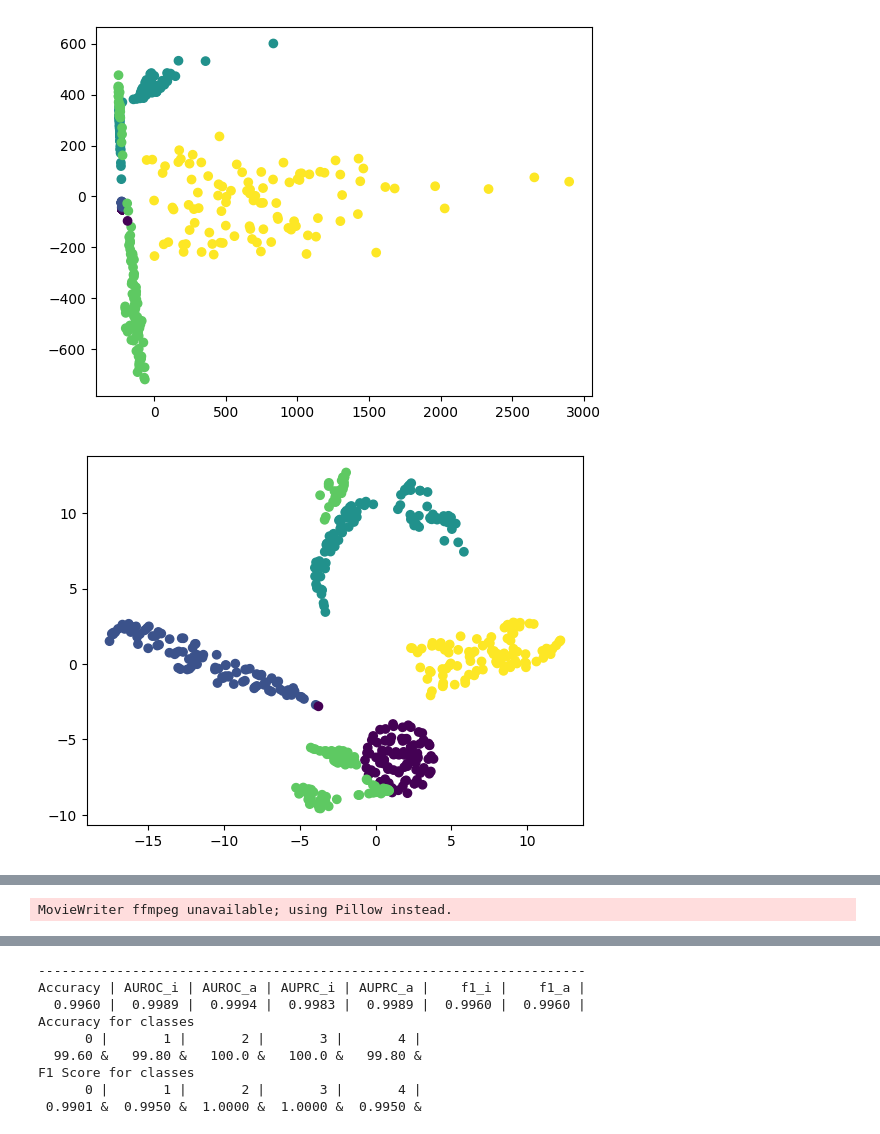
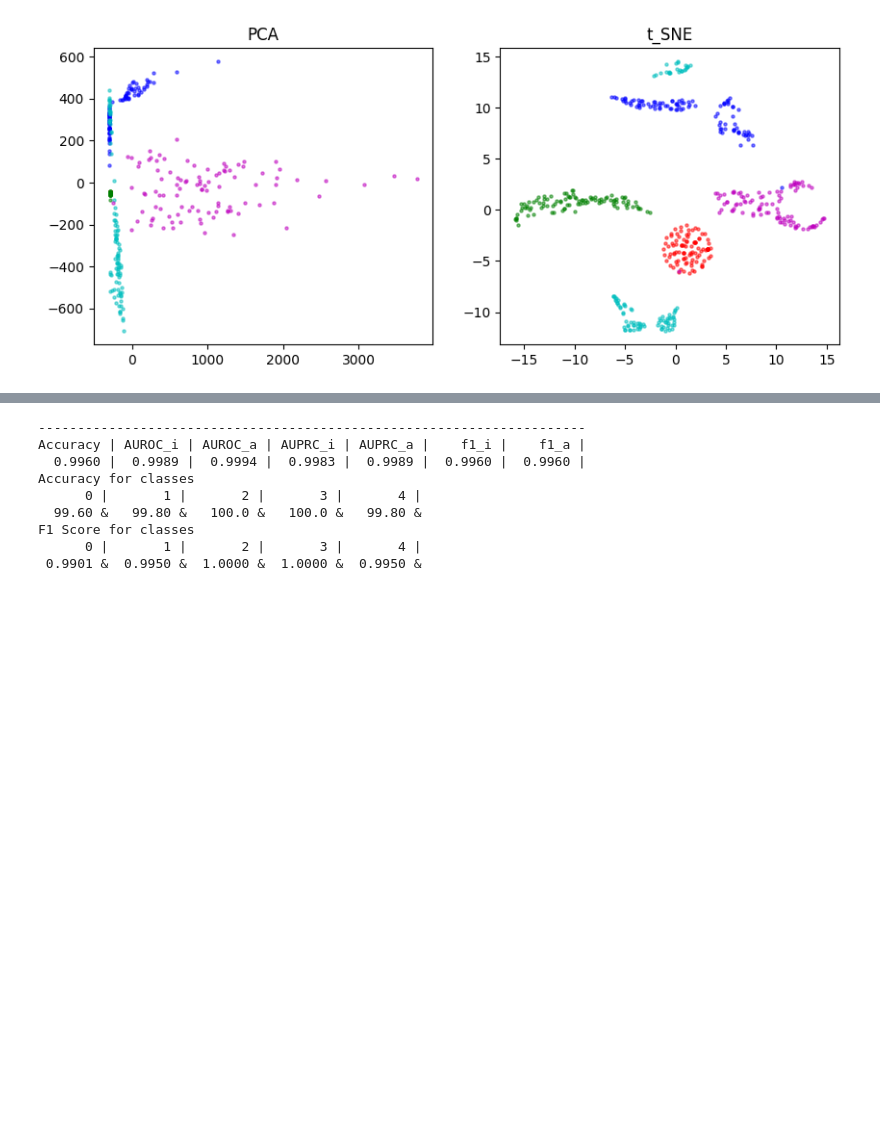
Before and after one commit to KyuhyoJeon/Tr2Vec, a Jupyter notebook: notebook.ipynb, the cells around one changed output, grey strips where cells are left out. Saved outputs shown, nothing was run; the diff lists cells and outputs as text; code cells hidden in the pictures; blank space fills up the shorter version.

Commit message:
visualizing

```diff
--- a/notebook.ipynb
+++ b/notebook.ipynb
@@ -121,61 +91,45 @@ Traceback (most recent call last):
 # %%
-import matplotlib.pyplot as plt
-from sklearn.decomposition import PCA
 from sklearn.datasets import load_digits
-from sklearn.manifold import TSNE
 from matplotlib import animation
-import seaborn as sns
 
+class_names = ['N', 'BT', 'XE', "TV", 'FB']
+colors = ['r', 'g', 'b', 'c', 'm']
 pred = clf.predict(test_repr)
 pca = PCA(n_components=3)
 tsne = TSNE(n_components=3)
 pca_comp = pca.fit_transform(test_repr)
 tsne_comp = tsne.fit_transform(test_repr)
 
-palette = sns.color_palette("bright", 10)
-
-plt.scatter(pca_comp[:, 0], pca_comp[:, 1], c=pred)
+fig, axs = plt.subplots(ncols=2, figsize=(10, 4))
+for i in range(5):
+    axs[0].set_title("PCA")
+    axs[0].scatter(pca_comp[i*100:i*100+100, 0], pca_comp[i*100:i*100+100, 1],
+                   color=colors[i], cmap="inferno", s=5, alpha=0.5, label=class_names[i])
+    axs[1].set_title("t_SNE")
+    axs[1].scatter(tsne_comp[i*100:i*100+100,0], tsne_comp[i*100:i*100+100,1],
+                   color=colors[i], cmap="inferno", s=5, alpha=0.5, label=class_names[i])
+# axs[0].legend()
+# axs[1].legend()
 plt.show()
 
-plt.scatter(tsne_comp[:,0], tsne_comp[:,1], c=pred)
-plt.show()
-
-fig = plt.figure()
-ax = fig.add_subplot(111, projection='3d')
-ax.scatter(pca_comp[:, 0], pca_comp[:, 1], pca_comp[:, 2], c=pred, cmap='viridis', s=10)
-plt.show()
-
-fig = plt.figure()
-ax = fig.add_subplot(111, projection='3d')
-ax.scatter(tsne_comp[:, 0], tsne_comp[:, 1], tsne_comp[:, 2], c=pred, cmap='viridis', s=10)
-plt.show()
-
-
-
 fig, axs = plt.subplots(ncols=2, figsize=(10, 5), subplot_kw={"projection":"3d"})
-
-fontlabel = {"fontsize":"large", "color":"gray", "fontweight":"bold"}
 
 def init():
     for ax, data in zip(axs, [pca_comp, tsne_comp]):
         title = "PCA" if ax == axs[0] else "t_SNE"
-        ax.set_title(title) # , fontdict=fontlabel
-
-        ax.scatter(data[:, 0], data[:, 1], data[:, 2],
-                   c=pred, cmap="inferno", s=5, alpha=0.5)
-
+        ax.set_title(title)
+        for i in range(5):
+            ax.scatter(data[i*100:i*100+100, 0], data[i*100:i*100+100, 1], data[i*100:i*100+100, 2],
+                        color=colors[i], cmap="inferno", s=5, alpha=0.5)
     return fig,
 
 def animate(i):
     axs[0].view_init(elev=30., azim=i)
     axs[1].view_init(elev=30., azim=i)
     return fig,
 
-# Animate
 anim = animation.FuncAnimation(fig, animate, init_func=init,
                                frames=360, interval=20, blit=True)
-# Save
 anim.save('mpl3d_scatter.gif', fps=30)
 # %% [output]
-[figure, old version]
+[figure, new version]
-[figure, removed]
@@ -184 +135,0 @@ anim.save('mpl3d_scatter.gif', fps=30)
-MovieWriter ffmpeg unavailable; using Pillow instead.
```
Also changed, not shown: parts of 4 cells of this notebook, 3 other files.
